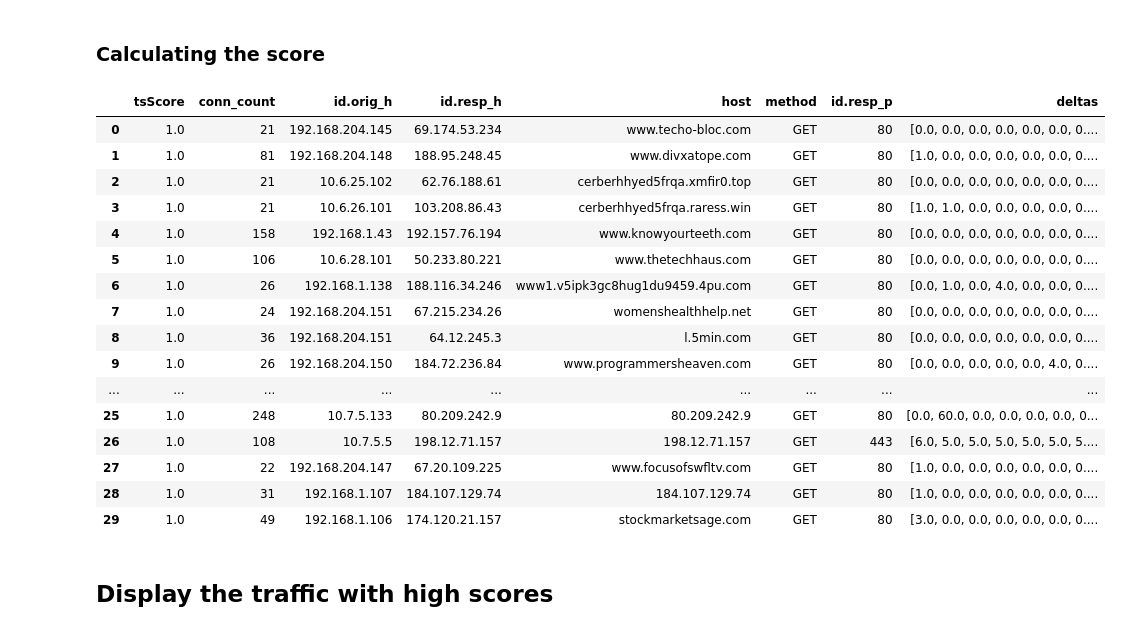
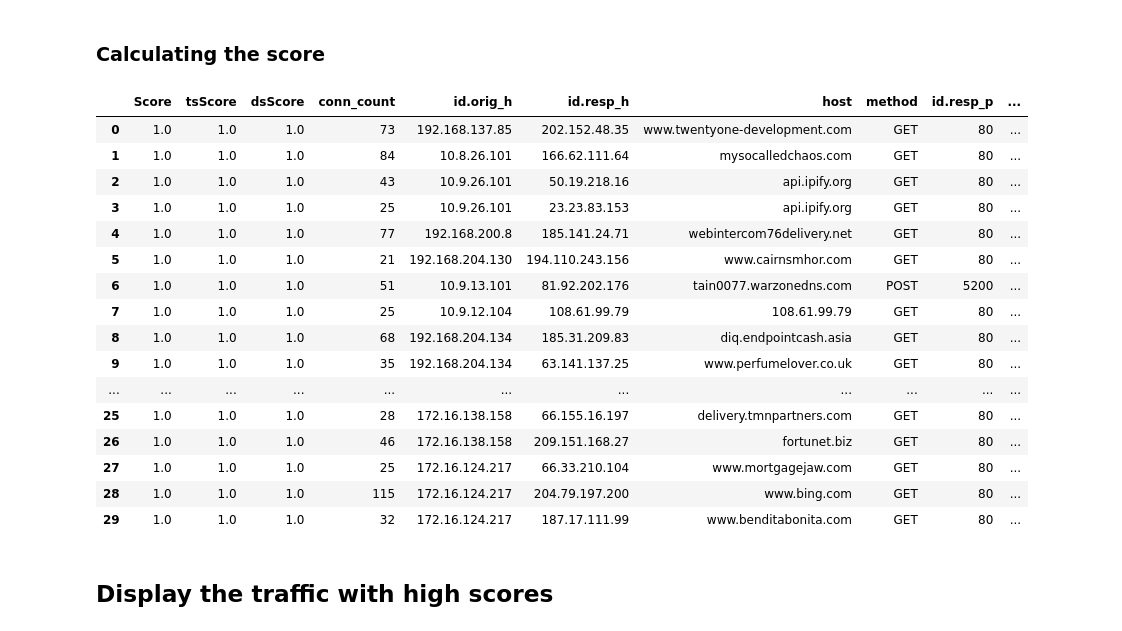
Before and after one commit to Cyb3r-Monk/RITA-J, a Jupyter notebook: C2 Detection - HTTP.ipynb, the cells around one changed output. Drawn from its saved outputs; the diff is of its cells as text; code cells hidden in the pictures.

Commit message:
Added data size scoring and improved scoring

```diff
--- a/C2 Detection - HTTP.ipynb
+++ b/C2 Detection - HTTP.ipynb
@@ -122,12 +137,13 @@ f_dst_ip = 'id.resp_h'
 f_dst_host = 'host'
 f_dst_port = 'id.resp_p'
 f_http_method = 'method'
+f_sent_bytes = 'request_body_len'
 f_delimiter = '\t'
 
-columns_to_filter = [f_timestamp, f_src_ip, f_dst_ip, f_dst_host, f_dst_port, f_http_method]
+columns_to_filter = [f_timestamp, f_src_ip, f_dst_ip, f_dst_host, f_dst_port, f_http_method, f_sent_bytes]
 columns_to_groupby = [f_src_ip, f_dst_ip, f_dst_host, f_dst_port, f_http_method]
 # columns to display after the analysis
-columns_to_display = ['tsScore','conn_count',f_src_ip,f_dst_ip,f_dst_host,f_http_method, f_dst_port,'deltas']
+columns_to_display = ['Score','tsScore','dsScore','conn_count',f_src_ip,f_dst_ip,f_dst_host,f_http_method, f_dst_port,f_sent_bytes,'deltas']
 
 http_df = pd.read_csv('./sample-data/http-dataset.log', sep=f_delimiter)
 http_df.info()
@@ -269,3 +288,13 @@ http_df['tsConnDiv'] = http_df[f_timestamp].apply(lambda x: (x[-1].to_pydatetime
+# %%
+http_df['dsLow'] = http_df['request_body_len'].apply(lambda x: np.percentile(np.array(x), 20))
+http_df['dsMid'] = http_df['request_body_len'].apply(lambda x: np.percentile(np.array(x), 50))
+http_df['dsHigh'] = http_df['request_body_len'].apply(lambda x: np.percentile(np.array(x), 80))
+http_df['dsBowleyNum'] = http_df['dsLow'] + http_df['dsHigh'] - 2*http_df['dsMid']
+http_df['dsBowleyDen'] = http_df['dsHigh'] - http_df['dsLow']
+http_df['dsSkew'] = http_df[['dsLow','dsMid','dsHigh','dsBowleyNum','dsBowleyDen']].apply(
+    lambda x: x['dsBowleyNum'] / x['dsBowleyDen'] if x['dsBowleyDen'] != 0 and x['dsMid'] != x['dsLow'] and x['dsMid'] != x['dsHigh'] else 0.0, axis=1
+    )
+http_df['dsMadm'] = http_df['request_body_len'].apply(lambda x: np.median(np.absolute(np.array(x) - np.median(np.array(x)))))
 # %%
 http_df.head(3)
 # %% [output]
@@ -276,32 +306,45 @@ http_df.head(3)
 # %% [markdown]
 ### Calculating the score
 # %%
+# Time delta score calculation
 http_df['tsSkewScore'] = 1.0 - abs(http_df['tsSkew'])
-http_df['tsMadmScore'] = 1.0 - http_df['tsMadm']/30.0
+http_df['tsMadmScore'] = 1.0 - (http_df['tsMadm'] / 30.0)
 http_df['tsMadmScore'] = http_df['tsMadmScore'].apply(lambda x: 0 if x < 0 else x)
 http_df['tsConnCountScore'] = (http_df['conn_count']) / http_df['tsConnDiv']
 http_df['tsConnCountScore'] = http_df['tsConnCountScore'].apply(lambda x: 1.0 if x > 1.0 else x)
 http_df['tsScore'] = (((http_df['tsSkewScore'] + http_df['tsMadmScore'] + http_df['tsConnCountScore']) / 3.0) * 1000) / 1000
-http_df.sort_values(by= 'tsScore', ascending=False, inplace=True, ignore_index=True)
+
+# Data size score calculation of sent bytes
+http_df['dsSkewScore'] = 1.0 - abs(http_df['dsSkew'])
+http_df['dsMadmScore'] = 1.0 - (http_df['dsMadm'] / 128.0)
+http_df['dsMadmScore'] = http_df['dsMadmScore'].apply(lambda x: 0 if x < 0 else x)
+http_df['dsSmallnessScore'] = 1.0 - (http_df['dsMid'] / 8192.0)
+http_df['dsSmallnessScore'] = http_df['dsSmallnessScore'].apply(lambda x: 0 if x < 0 else x)
+http_df['dsScore'] = (((http_df['dsSkewScore'] + http_df['dsMadmScore'] + http_df['dsSmallnessScore']) / 3.0) * 1000) / 1000
+
+# Overal Score calculation
+http_df['Score'] = (http_df['dsScore'] + http_df['tsScore']) / 2
+
+http_df.sort_values(by= 'Score', ascending=False, inplace=True, ignore_index=True)
 http_df[columns_to_display].head(30)
 # %% [output]
-|  | tsScore | conn_count | id.orig_h | id.resp_h | host | method | id.resp_p | deltas |
-| 0 | 1.0 | 21 | 192.168.204.145 | 69.174.53.234 | www.techo-bloc.com | GET | 80 | [0.0, 0.0, 0.0, 0.0, 0.0, 0.0, 0.... |
-| 1 | 1.0 | 81 | 192.168.204.148 | 188.95.248.45 | www.divxatope.com | GET | 80 | [1.0, 0.0, 0.0, 0.0, 0.0, 0.0, 0.... |
-| 2 | 1.0 | 21 | 10.6.25.102 | 62.76.188.61 | cerberhhyed5frqa.xmfir0.top | GET | 80 | [0.0, 0.0, 0.0, 0.0, 0.0, 0.0, 0.... |
-| 3 | 1.0 | 21 | 10.6.26.101 | 103.208.86.43 | cerberhhyed5frqa.raress.win | GET | 80 | [1.0, 1.0, 0.0, 0.0, 0.0, 0.0, 0.... |
-| 4 | 1.0 | 158 | 192.168.1.43 | 192.157.76.194 | www.knowyourteeth.com | GET | 80 | [0.0, 0.0, 0.0, 0.0, 0.0, 0.0, 0.... |
-| 5 | 1.0 | 106 | 10.6.28.101 | 50.233.80.221 | www.thetechhaus.com | GET | 80 | [0.0, 0.0, 0.0, 0.0, 0.0, 0.0, 0.... |
-| 6 | 1.0 | 26 | 192.168.1.138 | 188.116.34.246 | www1.v5ipk3gc8hug1du9459.4pu.com | GET | 80 | [0.0, 1.0, 0.0, 4.0, 0.0, 0.0, 0.... |
-| 7 | 1.0 | 24 | 192.168.204.151 | 67.215.234.26 | womenshealthhelp.net | GET | 80 | [0.0, 0.0, 0.0, 0.0, 0.0, 0.0, 0.... |
-| 8 | 1.0 | 36 | 192.168.204.151 | 64.12.245.3 | l.5min.com | GET | 80 | [0.0, 0.0, 0.0, 0.0, 0.0, 0.0, 0.... |
-| 9 | 1.0 | 26 | 192.168.204.150 | 184.72.236.84 | www.programmersheaven.com | GET | 80 | [0.0, 0.0, 0.0, 0.0, 0.0, 4.0, 0.... |
-| ... | ... | ... | ... | ... | ... | ... | ... | ... |
-| 25 | 1.0 | 248 | 10.7.5.133 | 80.209.242.9 | 80.209.242.9 | GET | 80 | [0.0, 60.0, 0.0, 0.0, 0.0, 0.0, 0... |
-| 26 | 1.0 | 108 | 10.7.5.5 | 198.12.71.157 | 198.12.71.157 | GET | 443 | [6.0, 5.0, 5.0, 5.0, 5.0, 5.0, 5.... |
-| 27 | 1.0 | 22 | 192.168.204.147 | 67.20.109.225 | www.focusofswfltv.com | GET | 80 | [1.0, 0.0, 0.0, 0.0, 0.0, 0.0, 0.... |
-| 28 | 1.0 | 31 | 192.168.1.107 | 184.107.129.74 | 184.107.129.74 | GET | 80 | [1.0, 0.0, 0.0, 0.0, 0.0, 0.0, 0.... |
-| 29 | 1.0 | 49 | 192.168.1.106 | 174.120.21.157 | stockmarketsage.com | GET | 80 | [3.0, 0.0, 0.0, 0.0, 0.0, 0.0, 0.... |
+|  | Score | tsScore | dsScore | conn_count | id.orig_h | id.resp_h | host | method | id.resp_p | ... |
+| 0 | 1.0 | 1.0 | 1.0 | 73 | 192.168.137.85 | 202.152.48.35 | www.twentyone-development.com | GET | 80 | ... |
+| 1 | 1.0 | 1.0 | 1.0 | 84 | 10.8.26.101 | 166.62.111.64 | mysocalledchaos.com | GET | 80 | ... |
+| 2 | 1.0 | 1.0 | 1.0 | 43 | 10.9.26.101 | 50.19.218.16 | api.ipify.org | GET | 80 | ... |
+| 3 | 1.0 | 1.0 | 1.0 | 25 | 10.9.26.101 | 23.23.83.153 | api.ipify.org | GET | 80 | ... |
+| 4 | 1.0 | 1.0 | 1.0 | 77 | 192.168.200.8 | 185.141.24.71 | webintercom76delivery.net | GET | 80 | ... |
+| 5 | 1.0 | 1.0 | 1.0 | 21 | 192.168.204.130 | 194.110.243.156 | www.cairnsmhor.com | GET | 80 | ... |
+| 6 | 1.0 | 1.0 | 1.0 | 51 | 10.9.13.101 | 81.92.202.176 | tain0077.warzonedns.com | POST | 5200 | ... |
+| 7 | 1.0 | 1.0 | 1.0 | 25 | 10.9.12.104 | 108.61.99.79 | 108.61.99.79 | GET | 80 | ... |
+| 8 | 1.0 | 1.0 | 1.0 | 68 | 192.168.204.134 | 185.31.209.83 | diq.endpointcash.asia | GET | 80 | ... |
+| 9 | 1.0 | 1.0 | 1.0 | 35 | 192.168.204.134 | 63.141.137.25 | www.perfumelover.co.uk | GET | 80 | ... |
+| ... | ... | ... | ... | ... | ... | ... | ... | ... | ... | ... |
+| 25 | 1.0 | 1.0 | 1.0 | 28 | 172.16.138.158 | 66.155.16.197 | delivery.tmnpartners.com | GET | 80 | ... |
+| 26 | 1.0 | 1.0 | 1.0 | 46 | 172.16.138.158 | 209.151.168.27 | fortunet.biz | GET | 80 | ... |
+| 27 | 1.0 | 1.0 | 1.0 | 25 | 172.16.124.217 | 66.33.210.104 | www.mortgagejaw.com | GET | 80 | ... |
+| 28 | 1.0 | 1.0 | 1.0 | 115 | 172.16.124.217 | 204.79.197.200 | www.bing.com | GET | 80 | ... |
+| 29 | 1.0 | 1.0 | 1.0 | 32 | 172.16.124.217 | 187.17.111.99 | www.benditabonita.com | GET | 80 | ... |
 # %% [markdown]
 ## Display the traffic with high scores
 # %%
```
Also changed, not shown: parts of 13 cells of this notebook.
